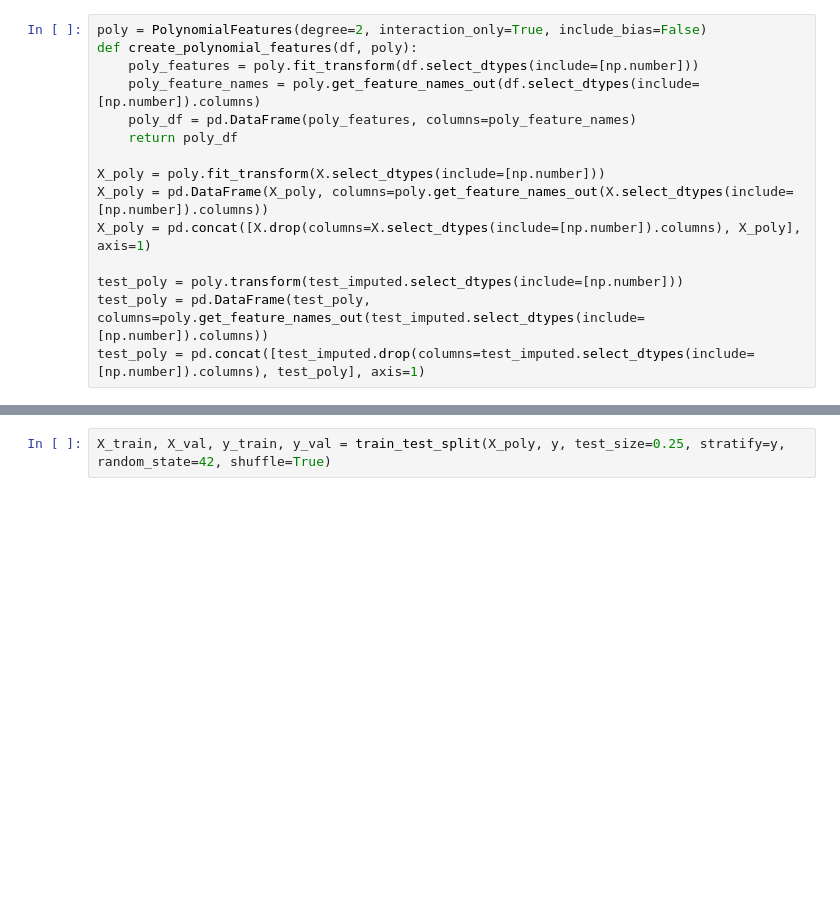
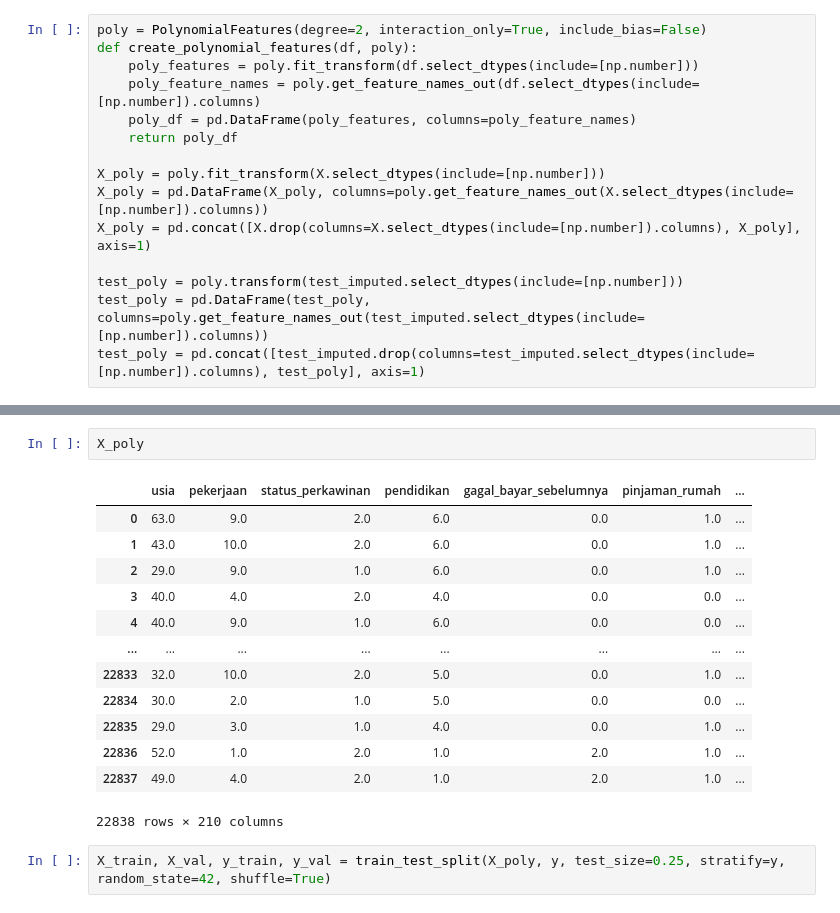
Before and after one commit to 6n6j6m/Data-Quest-Challenge-DSI, a Jupyter notebook: main.ipynb, the cells around one changed output, grey strips where cells are left out. Drawn from its saved outputs; the diff is of its cells as text; blank space fills up the shorter version.

```diff
--- a/main.ipynb
+++ b/main.ipynb
@@ -437,3 +451,19 @@ test_poly = pd.concat([test_imputed.drop(columns=test_imputed.select_dtypes(incl
+# %%
+X_poly
+# %% [output]
+|  | usia | pekerjaan | status_perkawinan | pendidikan | gagal_bayar_sebelumnya | pinjaman_rumah | ... |
+| 0 | 63.0 | 9.0 | 2.0 | 6.0 | 0.0 | 1.0 | ... |
+| 1 | 43.0 | 10.0 | 2.0 | 6.0 | 0.0 | 1.0 | ... |
+| 2 | 29.0 | 9.0 | 1.0 | 6.0 | 0.0 | 1.0 | ... |
+| 3 | 40.0 | 4.0 | 2.0 | 4.0 | 0.0 | 0.0 | ... |
+| 4 | 40.0 | 9.0 | 1.0 | 6.0 | 0.0 | 0.0 | ... |
+| ... | ... | ... | ... | ... | ... | ... | ... |
+| 22833 | 32.0 | 10.0 | 2.0 | 5.0 | 0.0 | 1.0 | ... |
+| 22834 | 30.0 | 2.0 | 1.0 | 5.0 | 0.0 | 0.0 | ... |
+| 22835 | 29.0 | 3.0 | 1.0 | 4.0 | 0.0 | 1.0 | ... |
+| 22836 | 52.0 | 1.0 | 2.0 | 1.0 | 2.0 | 1.0 | ... |
+| 22837 | 49.0 | 4.0 | 2.0 | 1.0 | 2.0 | 1.0 | ... |
+22838 rows × 210 columns
 # %%
 X_train, X_val, y_train, y_val = train_test_split(X_poly, y, test_size=0.25, stratify=y, random_state=42, shuffle=True)
 # %% [markdown]
```
Also changed, not shown: parts of 18 cells of this notebook, 10 other files.
